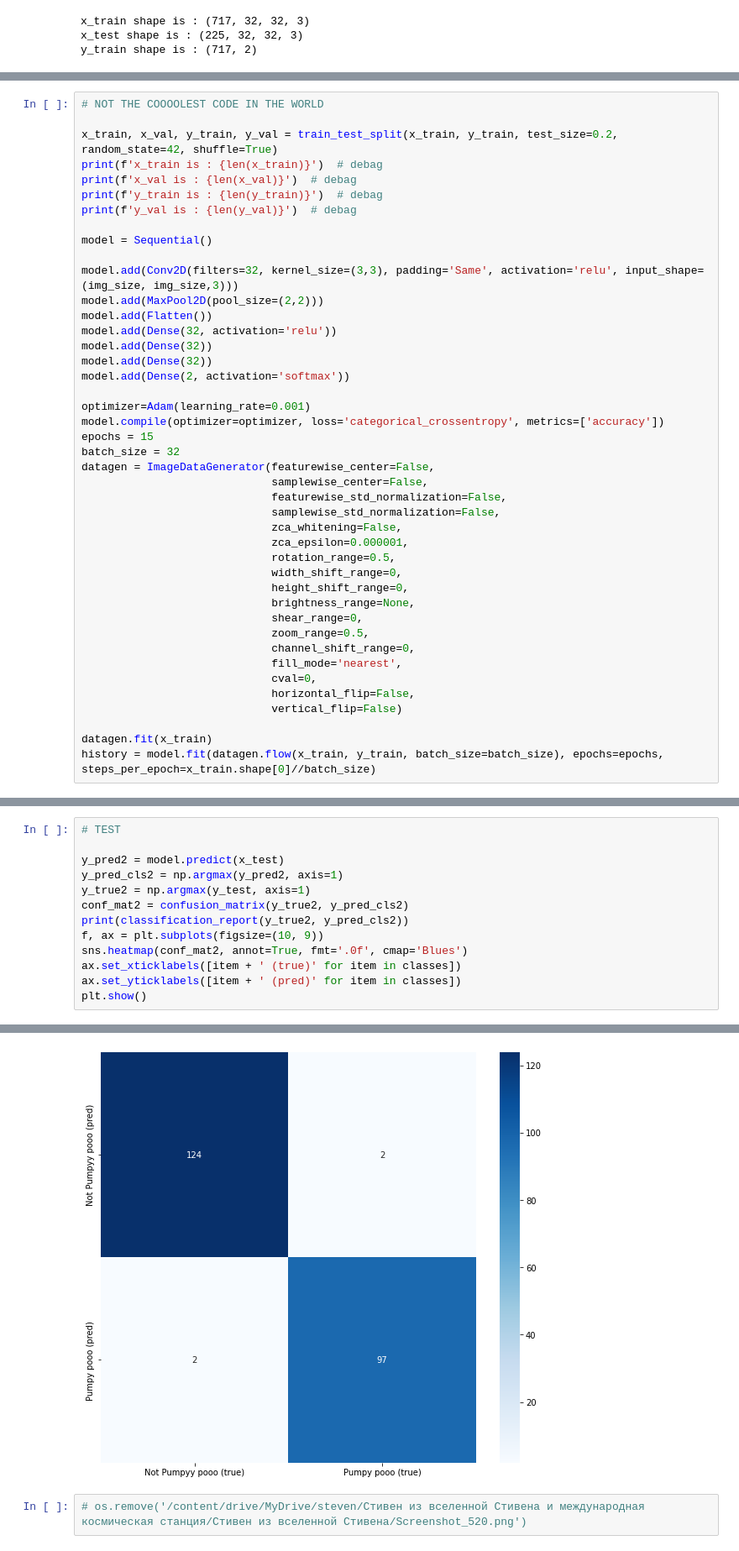
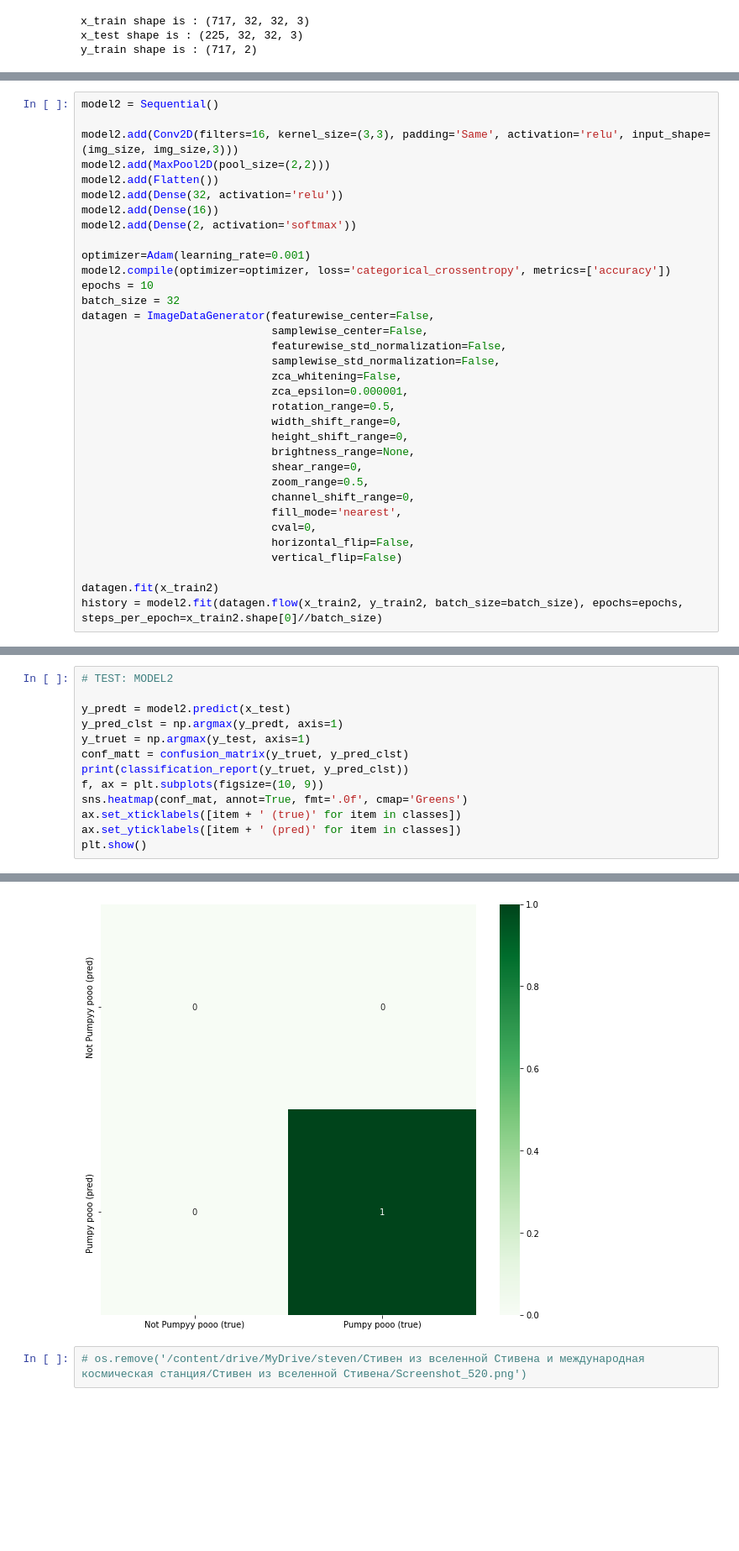
Before and after one commit to Lidiia-Afanasieva/ISSvsSteven, a Jupyter notebook: ISSvsSteven.ipynb, the cells around one changed output, grey strips where cells are left out. Shown at 84% size. Cells and saved outputs as stored; diff of their text form; blank space fills up the shorter version.

```diff
--- a/ISSvsSteven.ipynb
+++ b/ISSvsSteven.ipynb
@@ -311,25 +505,16 @@ Epoch 10/10
 # %%
-# NOT THE COOOOLEST CODE IN THE WORLD
+model2 = Sequential()
 
-x_train, x_val, y_train, y_val = train_test_split(x_train, y_train, test_size=0.2, random_state=42, shuffle=True)
-print(f'x_train is : {len(x_train)}')  # debag
-print(f'x_val is : {len(x_val)}')  # debag
-print(f'y_train is : {len(y_train)}')  # debag
-print(f'y_val is : {len(y_val)}')  # debag
-
-model = Sequential()
-
-model.add(Conv2D(filters=32, kernel_size=(3,3), padding='Same', activation='relu', input_shape=(img_size, img_size,3)))
-model.add(MaxPool2D(pool_size=(2,2)))
-model.add(Flatten())
-model.add(Dense(32, activation='relu'))
-model.add(Dense(32))
-model.add(Dense(32))
-model.add(Dense(2, activation='softmax'))
+model2.add(Conv2D(filters=16, kernel_size=(3,3), padding='Same', activation='relu', input_shape=(img_size, img_size,3)))
+model2.add(MaxPool2D(pool_size=(2,2)))
+model2.add(Flatten())
+model2.add(Dense(32, activation='relu'))
+model2.add(Dense(16))
+model2.add(Dense(2, activation='softmax'))
 
 optimizer=Adam(learning_rate=0.001)
-model.compile(optimizer=optimizer, loss='categorical_crossentropy', metrics=['accuracy'])
-epochs = 15
+model2.compile(optimizer=optimizer, loss='categorical_crossentropy', metrics=['accuracy'])
+epochs = 10
 batch_size = 32
 datagen = ImageDataGenerator(featurewise_center=False,
                              samplewise_center=False,
@@ -349,5 +534,5 @@ datagen = ImageDataGenerator(featurewise_center=False,
                              horizontal_flip=False,
                              vertical_flip=False)
 
-datagen.fit(x_train)
-history = model.fit(datagen.flow(x_train, y_train, batch_size=batch_size), epochs=epochs, steps_per_epoch=x_train.shape[0]//batch_size)
+datagen.fit(x_train2)
+history = model2.fit(datagen.flow(x_train2, y_train2, batch_size=batch_size), epochs=epochs, steps_per_epoch=x_train2.shape[0]//batch_size)
@@ -378,13 +602,13 @@ plt.show()
 # %%
-# TEST
+# TEST: MODEL2
 
-y_pred2 = model.predict(x_test)
-y_pred_cls2 = np.argmax(y_pred2, axis=1)
-y_true2 = np.argmax(y_test, axis=1)
-conf_mat2 = confusion_matrix(y_true2, y_pred_cls2)
-print(classification_report(y_true2, y_pred_cls2))
+y_predt = model2.predict(x_test)
+y_pred_clst = np.argmax(y_predt, axis=1)
+y_truet = np.argmax(y_test, axis=1)
+conf_matt = confusion_matrix(y_truet, y_pred_clst)
+print(classification_report(y_truet, y_pred_clst))
 f, ax = plt.subplots(figsize=(10, 9))
-sns.heatmap(conf_mat2, annot=True, fmt='.0f', cmap='Blues')
+sns.heatmap(conf_mat, annot=True, fmt='.0f', cmap='Greens')
 ax.set_xticklabels([item + ' (true)' for item in classes])
 ax.set_yticklabels([item + ' (pred)' for item in classes])
 plt.show()
@@ -396,3 +620,3 @@ plt.show()
-[figure, old version]
+[figure, new version]
 # %%
 # os.remove('/content/drive/MyDrive/steven/Стивен из вселенной Стивена и международная космическая станция/Стивен из вселенной Стивена/Screenshot_520.png')
```
Also changed, not shown: parts of 39 cells of this notebook.
